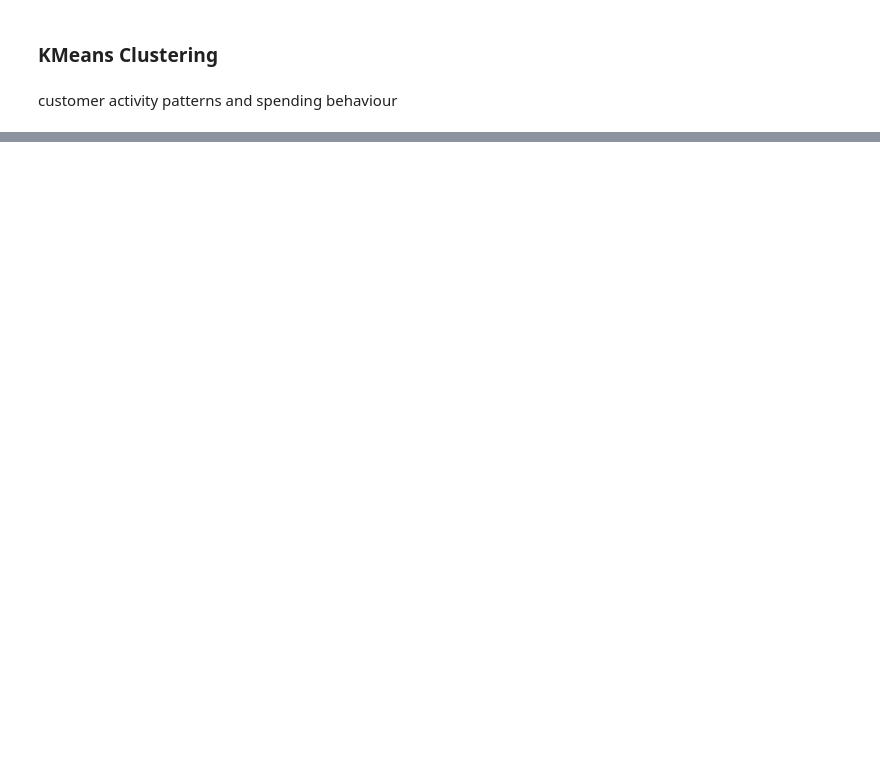
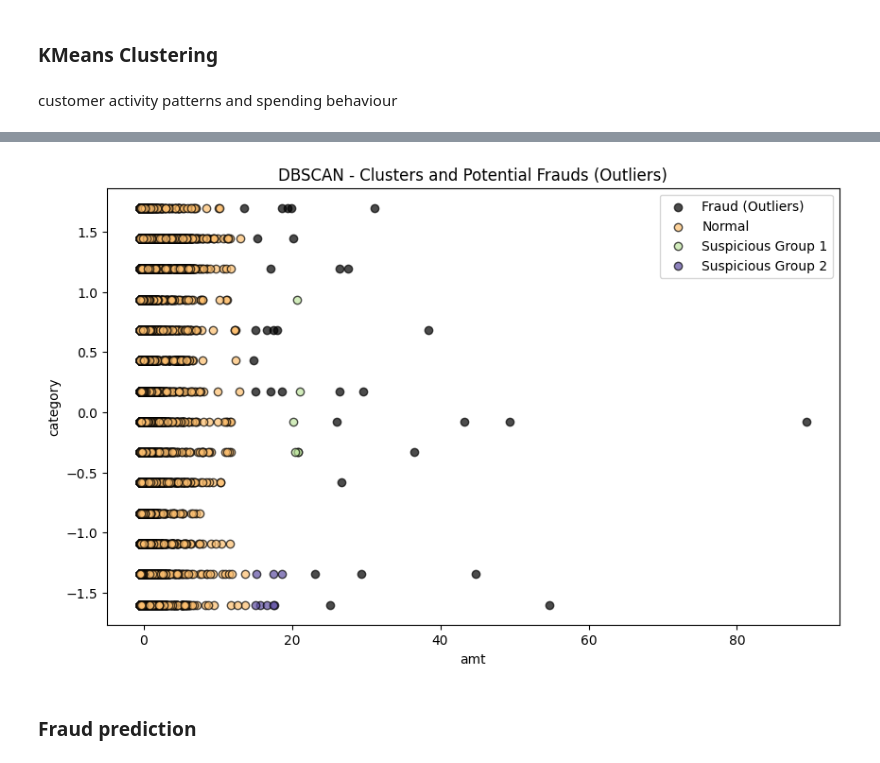
Before and after one commit to peteray-dev/Fraud_Detection_Transactions, a Jupyter notebook: Fraud_Detection.ipynb, the cells around one changed output, grey strips where cells are left out. Drawn from its saved outputs; the diff is of its cells as text; code cells hidden in the pictures; blank space fills up the shorter version.

```diff
--- a/Fraud_Detection.ipynb
+++ b/Fraud_Detection.ipynb
@@ -380,0 +662,23 @@ plt.show()
+# %%
+# Visualize clusters and potential frauds
+plt.figure(figsize=(10, 6))
+unique_labels = np.unique(dbscan.labels_)
+colors = [plt.cm.Spectral(each) for each in np.linspace(0, 1, len(unique_labels))]
+
+for k, col in zip(unique_labels, colors):
+    if k == -1:
+        # Black used for noise (outliers)
+        col = [0, 0, 0, 1]
+    class_member_mask = (dbscan.labels_ == k)
+    xy = X_scaled[class_member_mask]
+    plt.scatter(xy[:, 0], xy[:, 1], color=tuple(col), edgecolor='k', alpha=0.7, label=label_mapping.get(k, f'Cluster {k}'))
+
+plt.title('DBSCAN - Clusters and Potential Frauds (Outliers)')
+plt.xlabel(features[0])  # TransactionAmount
+plt.ylabel(features[1])  # TransactionDuration
+plt.legend()
+plt.show()
+# %% [output]
+[figure, added]
+# %% [markdown]
+### Fraud prediction
```
Also changed, not shown: parts of 59 cells of this notebook.
